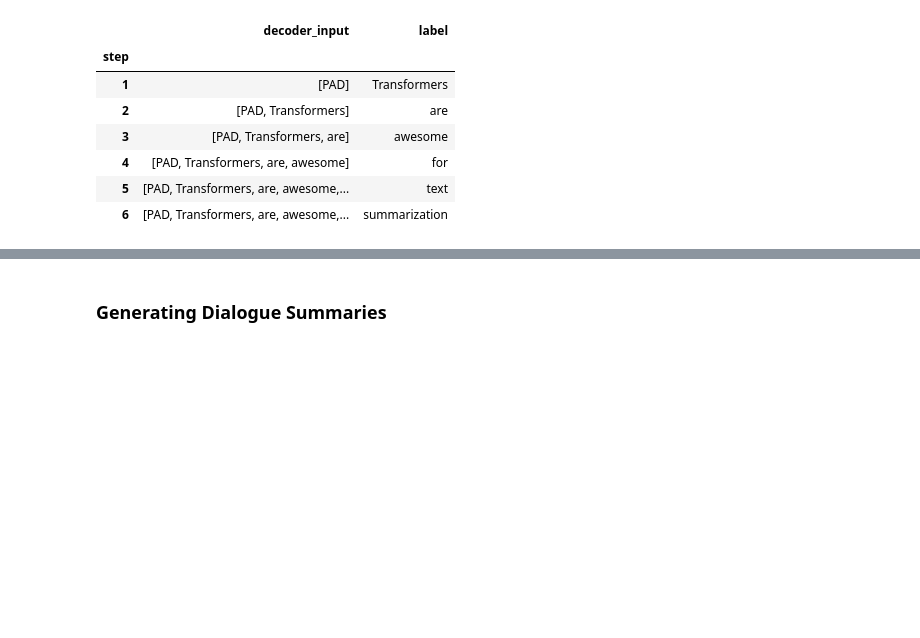
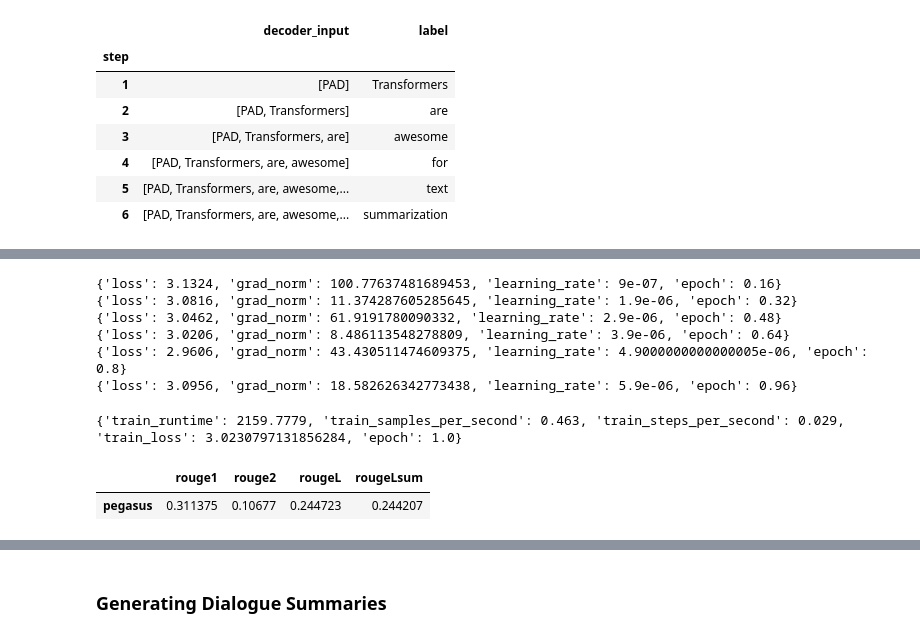
Before and after one commit to Kitipali/notebooks, a Jupyter notebook: 06_jf_summarization.ipynb, the cells around one changed output, grey strips where cells are left out. Drawn from its saved outputs; the diff is of its cells as text; code cells hidden in the pictures; blank space fills up the shorter version.

```diff
--- a/06_jf_summarization.ipynb
+++ b/06_jf_summarization.ipynb
@@ -671,3 +1256,31 @@ dataset_samsum_pt.set_format(type="torch", columns=columns)
+# %%
+# en la API moderna ya no se usa as_target_tokenizer(). Se haría así
+# Se utiliza text_target=...
+def convert_examples_to_features(example_batch):
+    model_inputs = tokenizer(
+        example_batch["dialogue"],
+        max_length=1024,
+        truncation=True
+    )
+
+    # tokenizamos los resúmenes (objetivos del decoder)
+    labels = tokenizer(
+        text_target=example_batch["summary"],
+        max_length=128,
+        truncation=True
+    )
+
+    model_inputs["labels"] = labels["input_ids"] # copiamos labels["input_ids"] dentro del diccionario model_inputs bajo la clave "labels"
+
+    return model_inputs # Devuelve un diccionario con input_ids, attention_mask y labels
+
+# Aplicamos la transformación a todo el dataset
+dataset_samsum_pt = dataset_samsum.map(
+    convert_examples_to_features,
+    batched=True,
+    remove_columns=dataset_samsum["train"].column_names) # Aplicamos la función al dataset, guardandolo en otra variable
+columns = ["input_ids", "labels", "attention_mask"] # seleccionamos las columnas relevantes que usará el modelo
+dataset_samsum_pt.set_format(type="torch", columns=columns) # cuando accedeas a estas columnas devuélvemelas en formato pt -> tensor
 # %%
 #hide_input
 
@@ -717,12 +1339,22 @@ trainer = Trainer(model=model, args=training_args,
 # %%
 # hide_output
 trainer.train()
 score = evaluate_summaries_pegasus(
-    dataset_samsum["test"], rouge_metric, trainer.model, tokenizer,
-    batch_size=2, column_text="dialogue", column_summary="summary")
+    test_small, rouge_metric, trainer.model, tokenizer,
+    batch_size=8, column_text="dialogue", column_summary="summary")
 
-rouge_dict = dict((rn, score[rn].mid.fmeasure) for rn in rouge_names)
+rouge_dict = dict((rn, score[rn]) for rn in rouge_names)
 pd.DataFrame(rouge_dict, index=[f"pegasus"])
+# %% [output]
+{'loss': 3.1324, 'grad_norm': 100.77637481689453, 'learning_rate': 9e-07, 'epoch': 0.16}
+{'loss': 3.0816, 'grad_norm': 11.374287605285645, 'learning_rate': 1.9e-06, 'epoch': 0.32}
+{'loss': 3.0462, 'grad_norm': 61.9191780090332, 'learning_rate': 2.9e-06, 'epoch': 0.48}
+{'loss': 3.0206, 'grad_norm': 8.486113548278809, 'learning_rate': 3.9e-06, 'epoch': 0.64}
+{'loss': 2.9606, 'grad_norm': 43.430511474609375, 'learning_rate': 4.9000000000000005e-06, 'epoch': 0.8}
+{'loss': 3.0956, 'grad_norm': 18.582626342773438, 'learning_rate': 5.9e-06, 'epoch': 0.96}
+{'train_runtime': 2159.7779, 'train_samples_per_second': 0.463, 'train_steps_per_second': 0.029, 'train_loss': 3.0230797131856284, 'epoch': 1.0}
+|  | rouge1 | rouge2 | rougeL | rougeLsum |
+| pegasus | 0.311375 | 0.10677 | 0.244723 | 0.244207 |
 # %%
 # hide_input
 pd.DataFrame(rouge_dict, index=[f"pegasus"])
```
Also changed, not shown: parts of 31 cells of this notebook, 47 other files.
